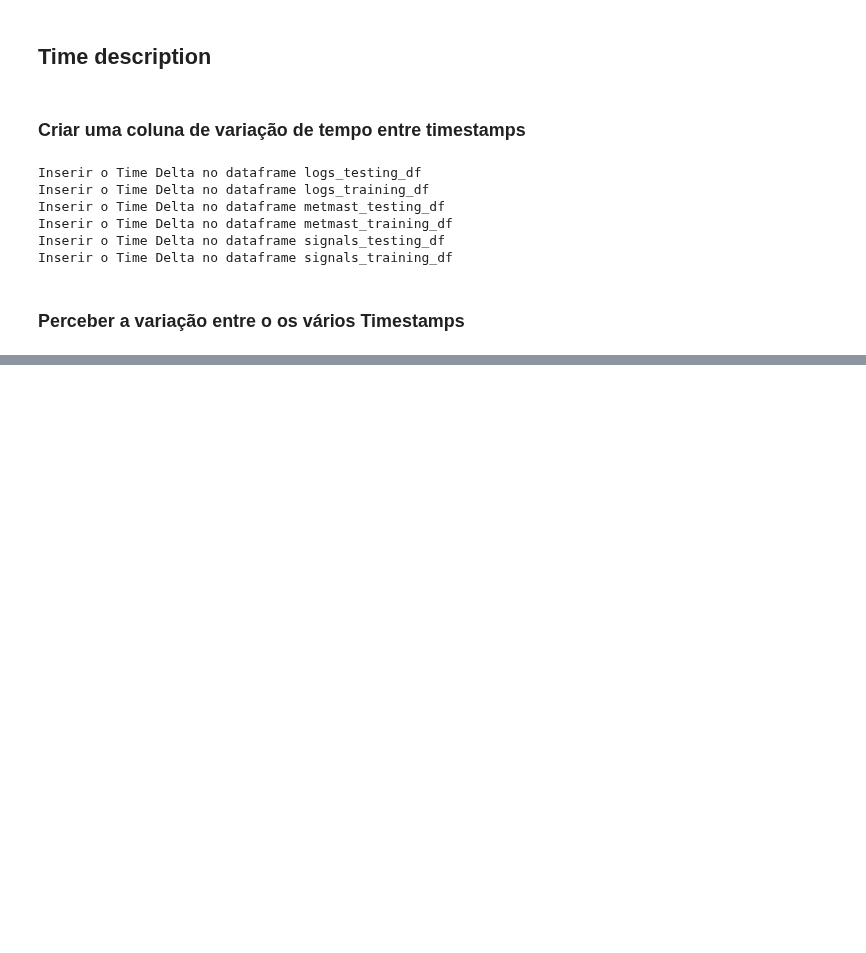
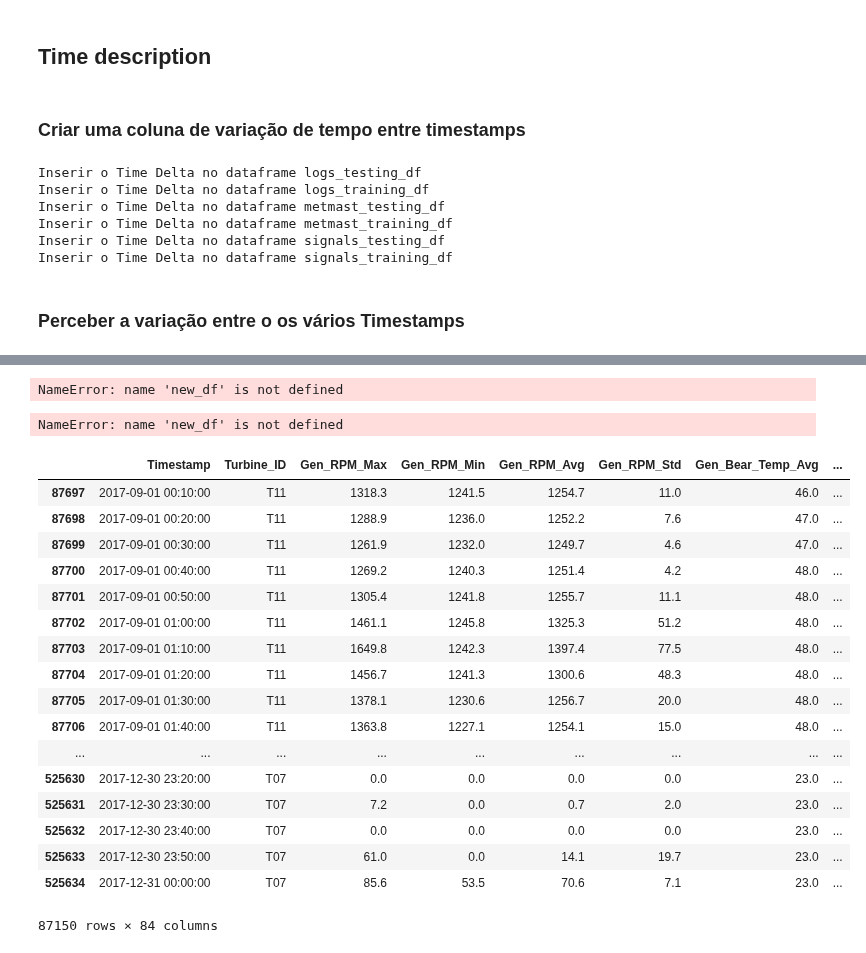
Before and after one commit to RicardoJPedro82/wmillfailprev, a Jupyter notebook: notebooks/Ricardo_exploration.ipynb, the cells around one changed output, grey strips where cells are left out. Cells and saved outputs as stored; diff of their text form; code cells hidden in the pictures; blank space fills up the shorter version.

```diff
--- a/notebooks/Ricardo_exploration.ipynb
+++ b/notebooks/Ricardo_exploration.ipynb
@@ -271,2 +374,0 @@ metmast_train_df.head()
-# %%
-signals_testing_df['date'] = signals_testing_df.Timestamp.dt.date
@@ -336,0 +411,4 @@ time_df.tail()
+# %%
+# criação da lista de turbinas
+turbine_list = [i for i in signals_training_df.Turbine_ID.unique()]
+turbine_list
@@ -336,0 +455,5 @@ time_df.tail()
+# %%
+# Determinação das datas usadas nos ficheiros
+min_date = signals_testing_df.Timestamp.min()
+max_date = signals_testing_df.Timestamp.max()
+min_date, max_date
@@ -336,0 +479,4 @@ time_df.tail()
+# %%
+lllll = new_df.keys()
+# %% [output]
+NameError: name 'new_df' is not defined
@@ -336,0 +487,27 @@ time_df.tail()
+# %%
+new_df.isna().sum()
+# %% [output]
+NameError: name 'new_df' is not defined
+# %%
+exp1 = ft.complete_time_df(turbine_list=turbine_list)
+# %%
+ft.merge_df(exp1, signals_testing_df, date_after=min_date)
+# %% [output]
+|  | Timestamp | Turbine_ID | Gen_RPM_Max | Gen_RPM_Min | Gen_RPM_Avg | Gen_RPM_Std | Gen_Bear_Temp_Avg | ... |
+| 87697 | 2017-09-01 00:10:00 | T11 | 1318.3 | 1241.5 | 1254.7 | 11.0 | 46.0 | ... |
+| 87698 | 2017-09-01 00:20:00 | T11 | 1288.9 | 1236.0 | 1252.2 | 7.6 | 47.0 | ... |
+| 87699 | 2017-09-01 00:30:00 | T11 | 1261.9 | 1232.0 | 1249.7 | 4.6 | 47.0 | ... |
+| 87700 | 2017-09-01 00:40:00 | T11 | 1269.2 | 1240.3 | 1251.4 | 4.2 | 48.0 | ... |
+| 87701 | 2017-09-01 00:50:00 | T11 | 1305.4 | 1241.8 | 1255.7 | 11.1 | 48.0 | ... |
+| 87702 | 2017-09-01 01:00:00 | T11 | 1461.1 | 1245.8 | 1325.3 | 51.2 | 48.0 | ... |
+| 87703 | 2017-09-01 01:10:00 | T11 | 1649.8 | 1242.3 | 1397.4 | 77.5 | 48.0 | ... |
+| 87704 | 2017-09-01 01:20:00 | T11 | 1456.7 | 1241.3 | 1300.6 | 48.3 | 48.0 | ... |
+| 87705 | 2017-09-01 01:30:00 | T11 | 1378.1 | 1230.6 | 1256.7 | 20.0 | 48.0 | ... |
+| 87706 | 2017-09-01 01:40:00 | T11 | 1363.8 | 1227.1 | 1254.1 | 15.0 | 48.0 | ... |
+| ... | ... | ... | ... | ... | ... | ... | ... | ... |
+| 525630 | 2017-12-30 23:20:00 | T07 | 0.0 | 0.0 | 0.0 | 0.0 | 23.0 | ... |
+| 525631 | 2017-12-30 23:30:00 | T07 | 7.2 | 0.0 | 0.7 | 2.0 | 23.0 | ... |
+| 525632 | 2017-12-30 23:40:00 | T07 | 0.0 | 0.0 | 0.0 | 0.0 | 23.0 | ... |
+| 525633 | 2017-12-30 23:50:00 | T07 | 61.0 | 0.0 | 14.1 | 19.7 | 23.0 | ... |
+| 525634 | 2017-12-31 00:00:00 | T07 | 85.6 | 53.5 | 70.6 | 7.1 | 23.0 | ... |
+87150 rows × 84 columns
```
Also changed, not shown: parts of 70 cells of this notebook, 1 other file.
